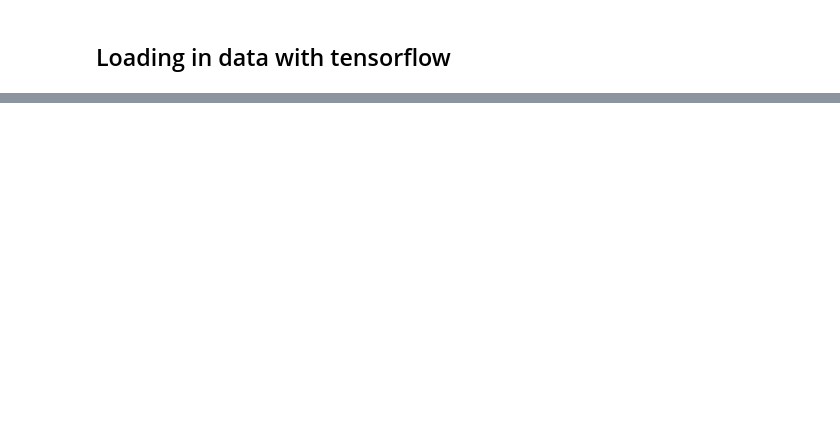
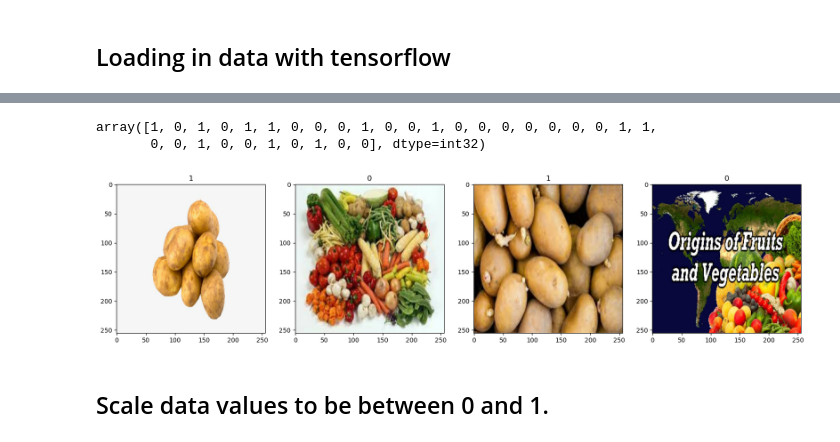
Before and after one commit to ElPatatone/Potato-image-classifier, a Jupyter notebook: main.ipynb, the cells around one changed output, grey strips where cells are left out. Cells and saved outputs as stored; diff of their text form; code cells hidden in the pictures; blank space fills up the shorter version.

Commit message:
feat: prepocess data for model

```diff
--- a/main.ipynb
+++ b/main.ipynb
@@ -35,7 +35,7 @@ for image_class in os.listdir(data_dir):
         try:
             img = cv2.imread(image_path)
             tip = imghdr.what(image_path)
-            if tip not in image_exts:
+            if tip not in image_extensions:
                 print('Image not in ext list {}'.format(image_path))
                 os.remove(image_path)
         except Exception as e:
@@ -108,0 +54,3 @@ NameError: name 'batch' is not defined
+# %%
+#this will get the batches created
+batch = data_iterator.next()
@@ -108,0 +78,18 @@ NameError: name 'batch' is not defined
+# %%
+#all the labels  for the images
+#0 = non_potatoes
+#1 = potatoes
+batch[1]
+# %% [output]
+array([1, 0, 1, 0, 1, 1, 0, 0, 0, 1, 0, 0, 1, 0, 0, 0, 0, 0, 0, 0, 1, 1,
+       0, 0, 1, 0, 0, 1, 0, 1, 0, 0], dtype=int32)
+# %%
+#visualising some images
+fig, ax = plt.subplots(ncols=4, figsize=(20,20))
+for idx, img in enumerate(batch[0][:4]):
+    ax[idx].imshow(img.astype(int))
+    ax[idx].title.set_text(batch[1][idx])
+# %% [output]
+[figure, added]
+# %% [markdown]
+## Scale data values to be between 0 and 1.
```
Also changed, not shown: parts of 8 cells of this notebook.
